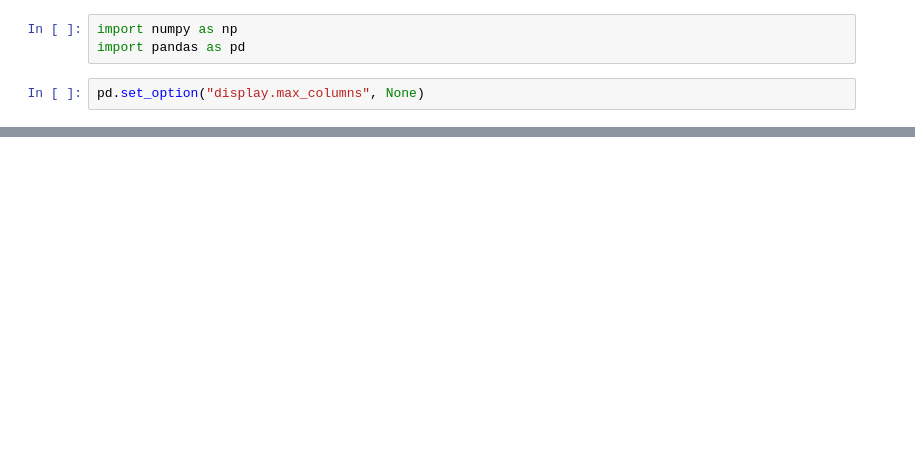
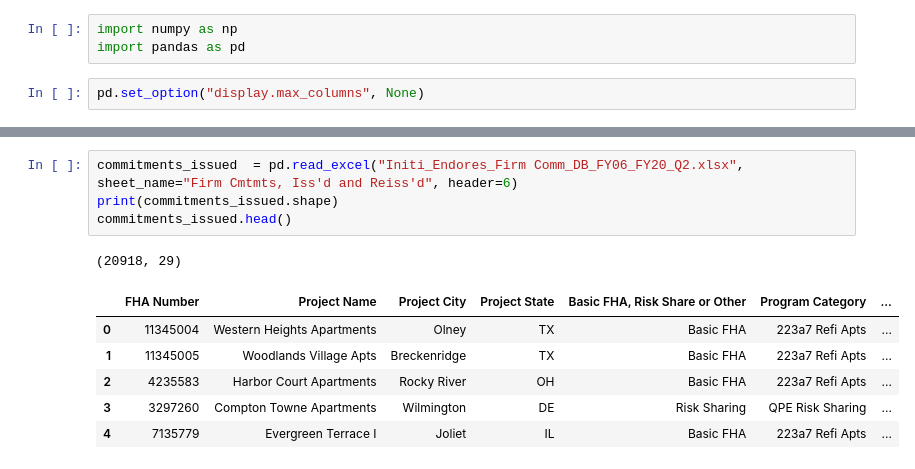
Before and after one commit to aleclhartman/personal_projects, a Jupyter notebook: testfit_wrangle.ipynb, the cells around one changed output, grey strips where cells are left out. Cells and saved outputs as stored; diff of their text form; blank space fills up the shorter version.

```diff
--- a/testfit_wrangle.ipynb
+++ b/testfit_wrangle.ipynb
@@ -39,0 +27,12 @@ Name: property_category_name, dtype: int64
+# %%
+commitments_issued  = pd.read_excel("Initi_Endores_Firm Comm_DB_FY06_FY20_Q2.xlsx", sheet_name="Firm Cmtmts, Iss'd and Reiss'd", header=6)
+print(commitments_issued.shape)
+commitments_issued.head()
+# %% [output]
+(20918, 29)
+|  | FHA Number | Project Name | Project City | Project State | Basic FHA, Risk Share or Other | Program Category | ... |
+| 0 | 11345004 | Western Heights Apartments | Olney | TX | Basic FHA | 223a7 Refi Apts | ... |
+| 1 | 11345005 | Woodlands Village Apts | Breckenridge | TX | Basic FHA | 223a7 Refi Apts | ... |
+| 2 | 4235583 | Harbor Court Apartments | Rocky River | OH | Basic FHA | 223a7 Refi Apts | ... |
+| 3 | 3297260 | Compton Towne Apartments | Wilmington | DE | Risk Sharing | QPE Risk Sharing | ... |
+| 4 | 7135779 | Evergreen Terrace I | Joliet | IL | Basic FHA | 223a7 Refi Apts | ... |
```
Also changed, not shown: parts of 5 cells of this notebook, 1 other file.
